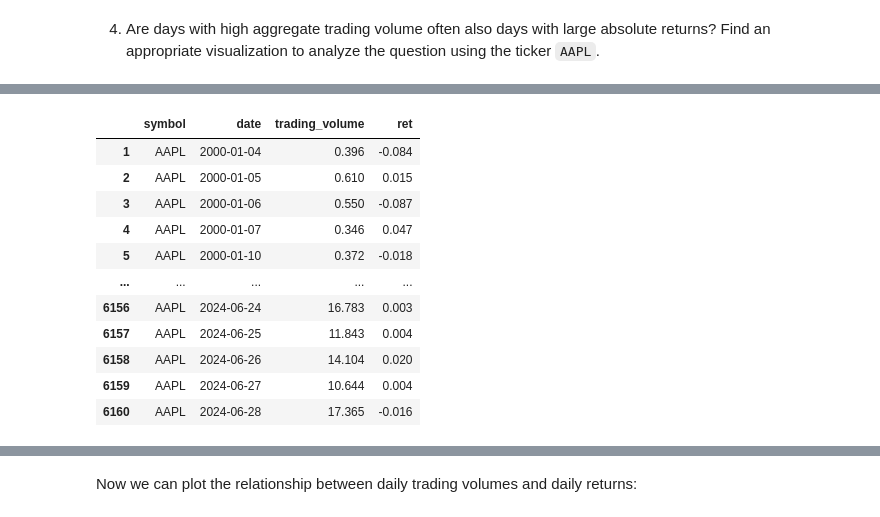
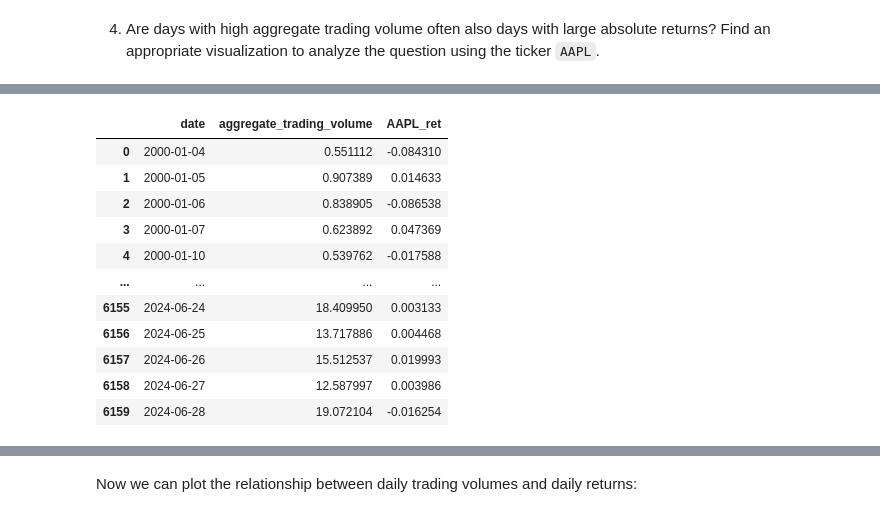
Before and after one commit to SteveXFLiu/tidyFinance, a Jupyter notebook: ch02.ipynb, the cells around one changed output, grey strips where cells are left out. Drawn from its saved outputs; the diff is of its cells as text; code cells hidden in the pictures.

```diff
--- a/ch02.ipynb
+++ b/ch02.ipynb
@@ -952,53 +952,63 @@ We first download data and generate necessary variables:
 # %%
-import pandas as pd
-import numpy as np
-import yfinance as yf
-
-raw = (
-    yf.download(
-        tickers='AAPL',
-        start="2000-01-01",
-        end="2024-06-30",
-        progress=False
-    )
-    .reset_index()
-    .assign(symbol="AAPL")
+volume = (
+    raw
+     ["Volume"]
+    .reset_index(drop=False)
 )
 
-prices = (
-    raw[["symbol", "Date", "Adj Close"]]
+volumes = (
+    pd.melt(
+        volume,
+        id_vars=["Date"],
+        value_vars=symbols,
+        value_name="volume"
+    )
     .rename(columns={
         "Date": "date",
-        "Adj Close": "adjusted"
-        "Volume"
+        "Ticker": "symbol"
+    })
+)
+
+prices_volumes = (
+    pd.merge(prices, volumes, on=["date", "symbol"])
+    .sort_values(["symbol", "date"])
+)
+
+trading_volume = (
+    prices_volumes
+    .assign(trading_volume=lambda x: (x["adjusted"]*x["volume"])/1e9)
+    .groupby("date")
+    ["trading_volume"]
+    .sum()
+    .reset_index()
+    .rename(columns={
+        "trading_volume": "aggregate_trading_volume"
+    })
+)
+
+AAPL_return = (
+    returns[returns["symbol"]=="AAPL"]
+    .get(["date", "ret"])
+    .rename(columns={
+        "ret": "AAPL_ret"
     })
 )
 
 volumes_returns = (
-    raw[["symbol", "Date", "Adj Close", "Volume"]]
-    .rename(columns={
-        "Date": "date",
-        "Adj Close": "adjusted",
-        "Volume": "volume"
-    })
-    .sort_values("date")
-    .assign(ret=lambda x: x["adjusted"].pct_change())
-    .assign(trading_volume=lambda x: (x["adjusted"]*x["volume"])/1e9)
-    .get(["symbol", "date", "trading_volume", "ret"])
-    .dropna()
+    pd.merge(trading_volume, AAPL_return, on="date")
 )
 
-volumes_returns.round(3)
+volumes_returns
 # %% [output]
-|  | symbol | date | trading_volume | ret |
-| 1 | AAPL | 2000-01-04 | 0.396 | -0.084 |
-| 2 | AAPL | 2000-01-05 | 0.610 | 0.015 |
-| 3 | AAPL | 2000-01-06 | 0.550 | -0.087 |
-| 4 | AAPL | 2000-01-07 | 0.346 | 0.047 |
-| 5 | AAPL | 2000-01-10 | 0.372 | -0.018 |
-| ... | ... | ... | ... | ... |
-| 6156 | AAPL | 2024-06-24 | 16.783 | 0.003 |
-| 6157 | AAPL | 2024-06-25 | 11.843 | 0.004 |
-| 6158 | AAPL | 2024-06-26 | 14.104 | 0.020 |
-| 6159 | AAPL | 2024-06-27 | 10.644 | 0.004 |
-| 6160 | AAPL | 2024-06-28 | 17.365 | -0.016 |
+|  | date | aggregate_trading_volume | AAPL_ret |
+| 0 | 2000-01-04 | 0.551112 | -0.084310 |
+| 1 | 2000-01-05 | 0.907389 | 0.014633 |
+| 2 | 2000-01-06 | 0.838905 | -0.086538 |
+| 3 | 2000-01-07 | 0.623892 | 0.047369 |
+| 4 | 2000-01-10 | 0.539762 | -0.017588 |
+| ... | ... | ... | ... |
+| 6155 | 2024-06-24 | 18.409950 | 0.003133 |
+| 6156 | 2024-06-25 | 13.717886 | 0.004468 |
+| 6157 | 2024-06-26 | 15.512537 | 0.019993 |
+| 6158 | 2024-06-27 | 12.587997 | 0.003986 |
+| 6159 | 2024-06-28 | 19.072104 | -0.016254 |
```
Also changed, not shown: parts of 18 cells of this notebook.
